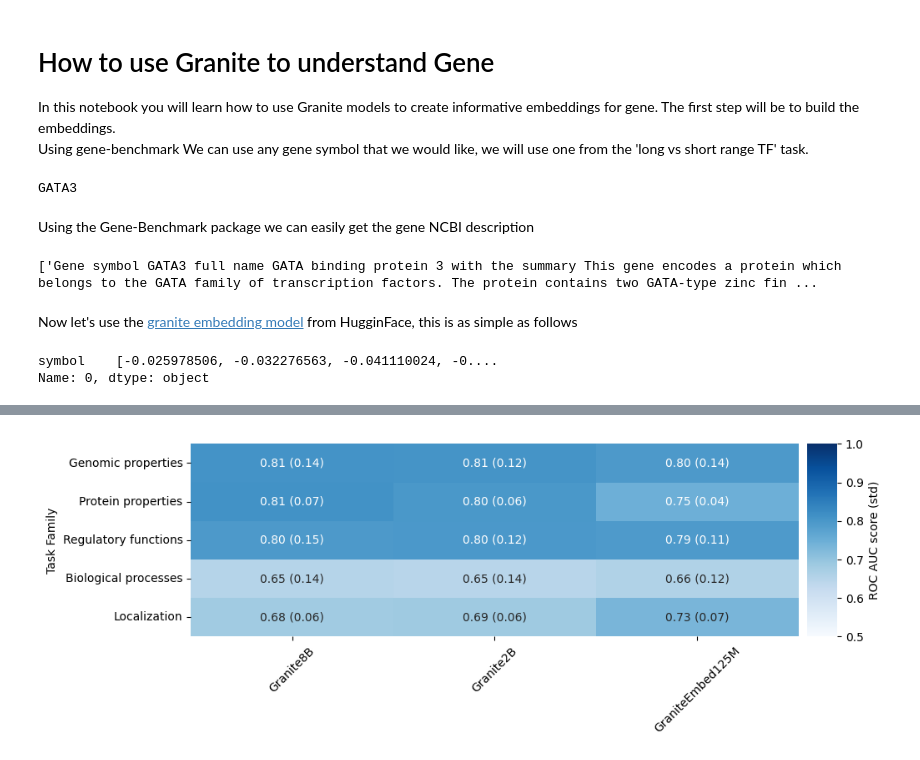
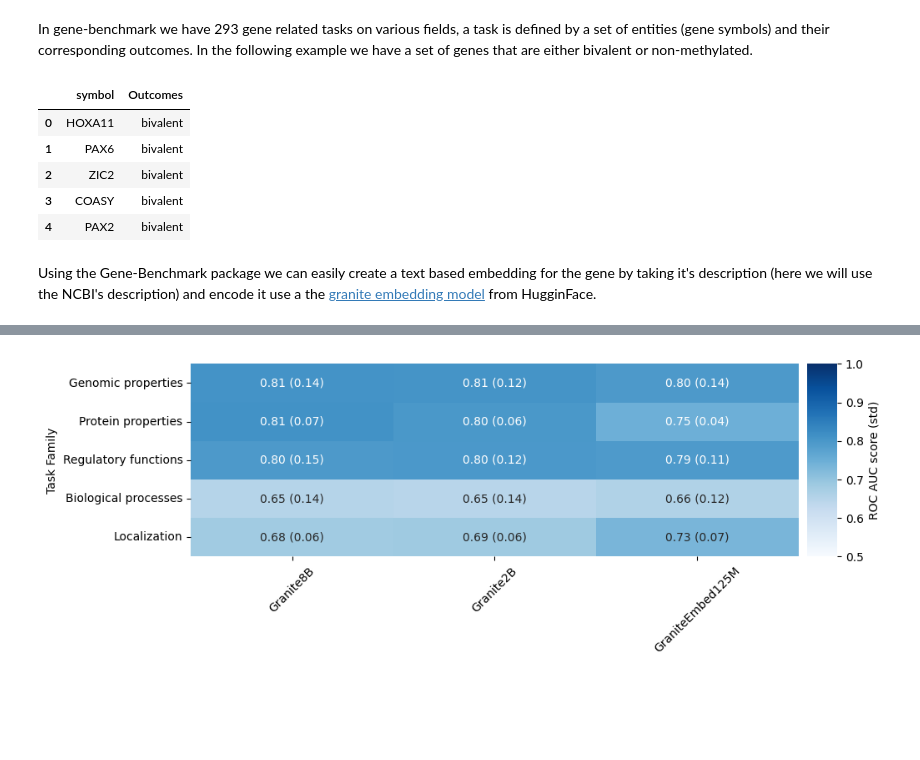
Before and after one commit to BiomedSciAI/gene-benchmark, a Jupyter notebook: notebooks/Granite_for_gene_properties.ipynb, the cells around one changed output, grey strips where cells are left out. Drawn from its saved outputs; the diff is of its cells as text; code cells hidden in the pictures; blank space fills up the shorter version.

Commit message:
improved notebooks better writing logic

```diff
--- a/notebooks/Granite_for_gene_properties.ipynb
+++ b/notebooks/Granite_for_gene_properties.ipynb
@@ -13,31 +21,24 @@ from gene_benchmark.encoder import SentenceTransformerEncoder
 from gene_benchmark.tasks import EntitiesTask, load_task_definition
 
 os.environ["TOKENIZERS_PARALLELISM"] = "false"
-# %% [markdown]
-# How to use Granite to understand Gene
-In this notebook you will learn how to use Granite models to create informative embeddings for gene. The first step will be to build the embeddings.
-Using gene-benchmark We can use any gene symbol that we would like, we will use one from the 'long vs short range TF' task.
+# %% [markdown]
+In gene-benchmark we have 293 gene related tasks on various fields, a task is defined by a set of entities (gene symbols) and their corresponding outcomes. In the following example we have a set of genes that are either bivalent or non-methylated.
 # %%
-task = load_task_definition("long vs short range TF",tasks_folder="../tasks")
-gene = task.entities['symbol'][0]
-print(task.entities['symbol'][0])
+task = load_task_definition("bivalent vs non-methylated",tasks_folder="../tasks")
+gene = task.entities['symbol']
+pd.concat([task.entities,task.outcomes],axis=1).head()
 # %% [output]
-GATA3
+|  | symbol | Outcomes |
+| 0 | HOXA11 | bivalent |
+| 1 | PAX6 | bivalent |
+| 2 | ZIC2 | bivalent |
+| 3 | COASY | bivalent |
+| 4 | PAX2 | bivalent |
-# %% [markdown]
-Using the Gene-Benchmark package we can easily get the gene NCBI description
+# %% [markdown]
+Using the Gene-Benchmark package we can easily create a text based embedding for the gene by taking it's description (here we will use the NCBI's description) and encode it use a the [granite embedding model](https://huggingface.co/ibm-granite/granite-embedding-125m-english) from HugginFace.
 # %%
 description_builder=NCBIDescriptor()
 descriptions = description_builder.describe(task.entities)
-print(descriptions.iloc[0].values)
+granite_model = "ibm-granite/granite-embedding-125m-english"
+granite_embedding = SentenceTransformerEncoder(granite_model)
+encodings = granite_embedding.encode(descriptions)
-# %% [output]
-['Gene symbol GATA3 full name GATA binding protein 3 with the summary This gene encodes a protein which belongs to the GATA family of transcription factors. The protein contains two GATA-type zinc fin ...
-# %% [markdown]
-Now let's use the [granite embedding model](https://huggingface.co/ibm-granite/granite-embedding-125m-english) from HugginFace, this is as simple as follows
-# %%
-granite_model = "ibm-granite/granite-embedding-125m-english"
-granite_embedding = SentenceTransformerEncoder(granite_model)
-encodings = granite_embedding.encode(descriptions[:5])
-print(encodings.iloc[0])
-# %% [output]
-symbol    [-0.025978506, -0.032276563, -0.041110024, -0....
-Name: 0, dtype: object
```
Also changed, not shown: parts of 6 cells of this notebook.
